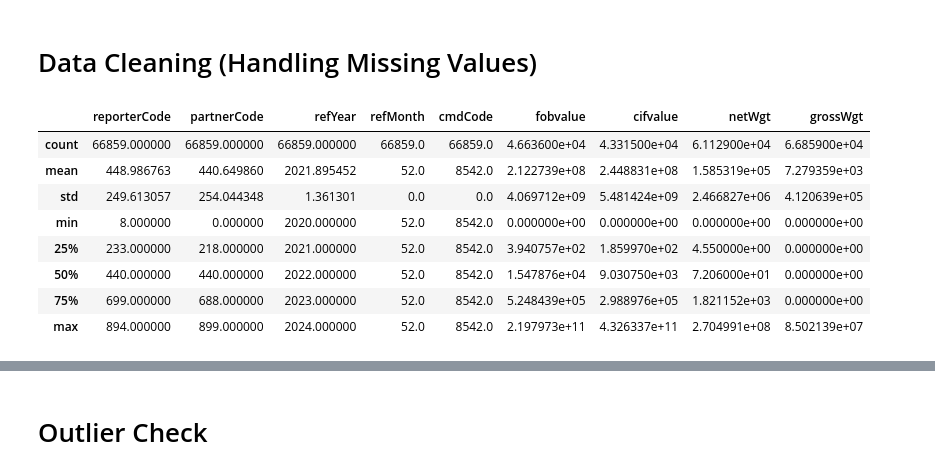
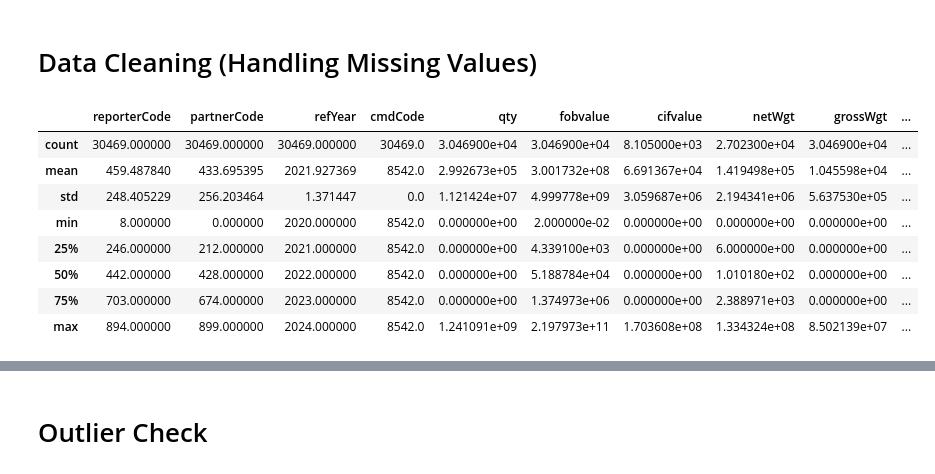
Before and after one commit to rfih/Dibimbing---DSDA, a Jupyter notebook: Final Project/Final.ipynb, the cells around one changed output, grey strips where cells are left out. Drawn from its saved outputs; the diff is of its cells as text; code cells hidden in the pictures.

Commit message:
data cleaning export -> next is import

```diff
--- a/Final Project/Final.ipynb
+++ b/Final Project/Final.ipynb
@@ -121,8 +121,8 @@ df_copy = df.copy()
 # Keep only the necessary columns for analysis
 columns_to_keep = [
     'reporterCode', 'reporterDesc', 'partnerCode', 'partnerDesc',
-    'refYear', 'refMonth', 'flowCode', 'flowDesc',
-    'cmdCode', 'cmdDesc', 'fobvalue', 'cifvalue', 'netWgt', 'grossWgt'
+    'refYear', 'flowCode', 'flowDesc',
+    'cmdCode', 'cmdDesc', 'qty', 'fobvalue', 'cifvalue', 'netWgt', 'grossWgt', 'primaryValue'
 ]
 df_copy = df_copy[columns_to_keep]
 df_copy.head()
@@ -135,0 +136,6 @@ df_copy.head()
+# %%
+# Split export data
+df_copy_export = df_copy[df_copy['flowDesc'] == 'Export']
+
+# Split import data
+df_copy_import = df_copy[df_copy['flowDesc'] == 'Import']
@@ -136,14 +160,14 @@ df_copy.head()
 # %% [markdown]
 # Data Cleaning (Handling Missing Values)
 # %%
-df_copy.describe()
+df_copy_export.describe()
 # %% [output]
-|  | reporterCode | partnerCode | refYear | refMonth | cmdCode | fobvalue | cifvalue | netWgt | grossWgt |
-| count | 66859.000000 | 66859.000000 | 66859.000000 | 66859.0 | 66859.0 | 4.663600e+04 | 4.331500e+04 | 6.112900e+04 | 6.685900e+04 |
-| mean | 448.986763 | 440.649860 | 2021.895452 | 52.0 | 8542.0 | 2.122739e+08 | 2.448831e+08 | 1.585319e+05 | 7.279359e+03 |
-| std | 249.613057 | 254.044348 | 1.361301 | 0.0 | 0.0 | 4.069712e+09 | 5.481424e+09 | 2.466827e+06 | 4.120639e+05 |
-| min | 8.000000 | 0.000000 | 2020.000000 | 52.0 | 8542.0 | 0.000000e+00 | 0.000000e+00 | 0.000000e+00 | 0.000000e+00 |
-| 25% | 233.000000 | 218.000000 | 2021.000000 | 52.0 | 8542.0 | 3.940757e+02 | 1.859970e+02 | 4.550000e+00 | 0.000000e+00 |
-| 50% | 440.000000 | 440.000000 | 2022.000000 | 52.0 | 8542.0 | 1.547876e+04 | 9.030750e+03 | 7.206000e+01 | 0.000000e+00 |
-| 75% | 699.000000 | 688.000000 | 2023.000000 | 52.0 | 8542.0 | 5.248439e+05 | 2.988976e+05 | 1.821152e+03 | 0.000000e+00 |
-| max | 894.000000 | 899.000000 | 2024.000000 | 52.0 | 8542.0 | 2.197973e+11 | 4.326337e+11 | 2.704991e+08 | 8.502139e+07 |
+|  | reporterCode | partnerCode | refYear | cmdCode | qty | fobvalue | cifvalue | netWgt | grossWgt | ... |
+| count | 30469.000000 | 30469.000000 | 30469.000000 | 30469.0 | 3.046900e+04 | 3.046900e+04 | 8.105000e+03 | 2.702300e+04 | 3.046900e+04 | ... |
+| mean | 459.487840 | 433.695395 | 2021.927369 | 8542.0 | 2.992673e+05 | 3.001732e+08 | 6.691367e+04 | 1.419498e+05 | 1.045598e+04 | ... |
+| std | 248.405229 | 256.203464 | 1.371447 | 0.0 | 1.121424e+07 | 4.999778e+09 | 3.059687e+06 | 2.194341e+06 | 5.637530e+05 | ... |
+| min | 8.000000 | 0.000000 | 2020.000000 | 8542.0 | 0.000000e+00 | 2.000000e-02 | 0.000000e+00 | 0.000000e+00 | 0.000000e+00 | ... |
+| 25% | 246.000000 | 212.000000 | 2021.000000 | 8542.0 | 0.000000e+00 | 4.339100e+03 | 0.000000e+00 | 6.000000e+00 | 0.000000e+00 | ... |
+| 50% | 442.000000 | 428.000000 | 2022.000000 | 8542.0 | 0.000000e+00 | 5.188784e+04 | 0.000000e+00 | 1.010180e+02 | 0.000000e+00 | ... |
+| 75% | 703.000000 | 674.000000 | 2023.000000 | 8542.0 | 0.000000e+00 | 1.374973e+06 | 0.000000e+00 | 2.388971e+03 | 0.000000e+00 | ... |
+| max | 894.000000 | 899.000000 | 2024.000000 | 8542.0 | 1.241091e+09 | 2.197973e+11 | 1.703608e+08 | 1.334324e+08 | 8.502139e+07 | ... |
```
Also changed, not shown: parts of 29 cells of this notebook.
